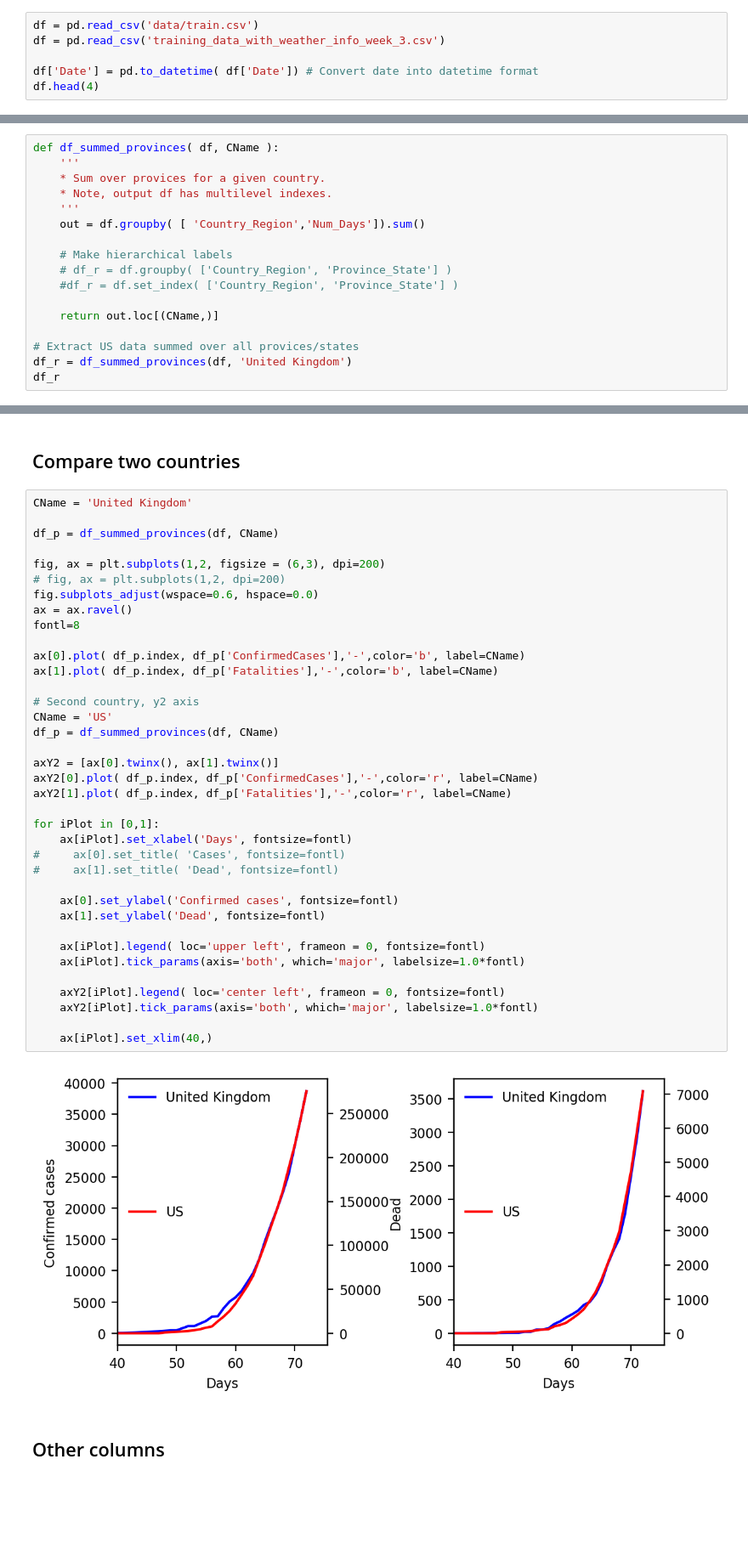
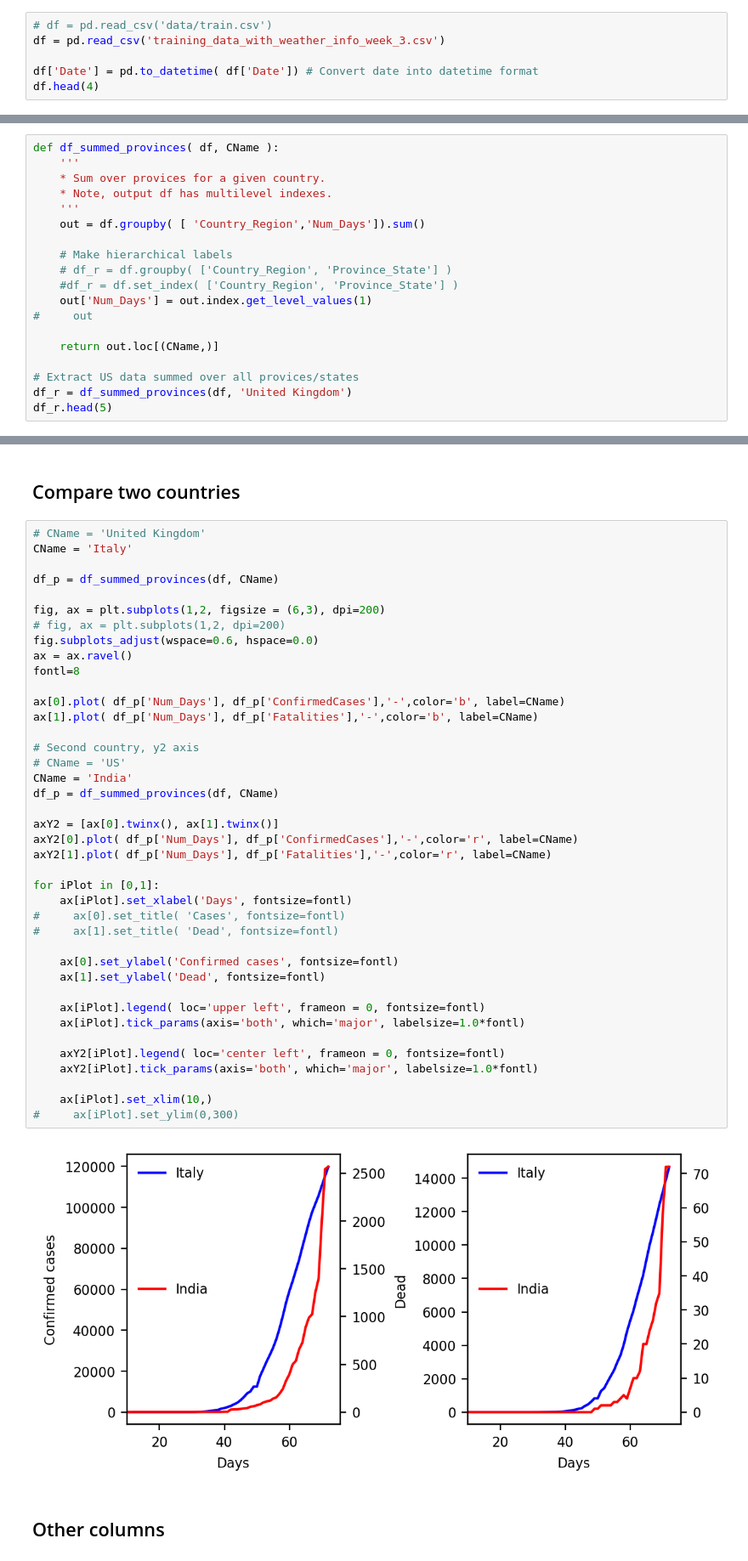
Before and after one commit to mail02ankit/covid19, a Jupyter notebook: ankit_notebook.ipynb, the cells around one changed output, grey strips where cells are left out. Shown at 85% size. Saved outputs shown, nothing was run; the diff lists cells and outputs as text; blank space fills up the shorter version.

```diff
--- a/ankit_notebook.ipynb
+++ b/ankit_notebook.ipynb
@@ -10,5 +77,5 @@ import matplotlib.pyplot as plt
 # %%
-df = pd.read_csv('data/train.csv')
+# df = pd.read_csv('data/train.csv')
 df = pd.read_csv('training_data_with_weather_info_week_3.csv')
 
 df['Date'] = pd.to_datetime( df['Date']) # Convert date into datetime format
@@ -158,12 +225,14 @@ def df_summed_provinces( df, CName ):
     # Make hierarchical labels
     # df_r = df.groupby( ['Country_Region', 'Province_State'] )
     #df_r = df.set_index( ['Country_Region', 'Province_State'] )
+    out['Num_Days'] = out.index.get_level_values(1)
+#     out
 
     return out.loc[(CName,)]
 
 # Extract US data summed over all provices/states
 df_r = df_summed_provinces(df, 'United Kingdom')
-df_r
+df_r.head(5)
 # %% [output]
 |  | Id | ConfirmedCases | Fatalities | Lat | Long | day_from_jan_first | temp | min | max | ... |
 | Num_Days |  |  |  |  |  |  |  |  |  | ... |
@@ -233,44 +295,47 @@ Province:  ['NoInfo', 'Northern Territory', 'Northwest Territories', 'Nova Scoti
 # %% [markdown]
 ## Compare two countries
 # %%
-CName = 'United Kingdom'
+# CName = 'United Kingdom'
+CName = 'Italy'
 
 df_p = df_summed_provinces(df, CName)
 
 fig, ax = plt.subplots(1,2, figsize = (6,3), dpi=200)
 # fig, ax = plt.subplots(1,2, dpi=200)
 fig.subplots_adjust(wspace=0.6, hspace=0.0)
 ax = ax.ravel()
 fontl=8
 
-ax[0].plot( df_p.index, df_p['ConfirmedCases'],'-',color='b', label=CName)
-ax[1].plot( df_p.index, df_p['Fatalities'],'-',color='b', label=CName)
+ax[0].plot( df_p['Num_Days'], df_p['ConfirmedCases'],'-',color='b', label=CName)
+ax[1].plot( df_p['Num_Days'], df_p['Fatalities'],'-',color='b', label=CName)
 
 # Second country, y2 axis
-CName = 'US'
+# CName = 'US'
+CName = 'India'
 df_p = df_summed_provinces(df, CName)
 
 axY2 = [ax[0].twinx(), ax[1].twinx()]
-axY2[0].plot( df_p.index, df_p['ConfirmedCases'],'-',color='r', label=CName)
-axY2[1].plot( df_p.index, df_p['Fatalities'],'-',color='r', label=CName)
+axY2[0].plot( df_p['Num_Days'], df_p['ConfirmedCases'],'-',color='r', label=CName)
+axY2[1].plot( df_p['Num_Days'], df_p['Fatalities'],'-',color='r', label=CName)
 
 for iPlot in [0,1]:
     ax[iPlot].set_xlabel('Days', fontsize=fontl)
 #     ax[0].set_title( 'Cases', fontsize=fontl)
 #     ax[1].set_title( 'Dead', fontsize=fontl)
 
     ax[0].set_ylabel('Confirmed cases', fontsize=fontl)
     ax[1].set_ylabel('Dead', fontsize=fontl)
 
     ax[iPlot].legend( loc='upper left', frameon = 0, fontsize=fontl)
     ax[iPlot].tick_params(axis='both', which='major', labelsize=1.0*fontl)
 
     axY2[iPlot].legend( loc='center left', frameon = 0, fontsize=fontl)
     axY2[iPlot].tick_params(axis='both', which='major', labelsize=1.0*fontl)
 
-    ax[iPlot].set_xlim(40,)
+    ax[iPlot].set_xlim(10,)
+#     ax[iPlot].set_ylim(0,300)
 # %% [output]
-[figure, old version]
+[figure, new version]
 # %% [markdown]
 ## Other columns
 # %%
```
Also changed, not shown: parts of 13 cells of this notebook, 1 other file.
